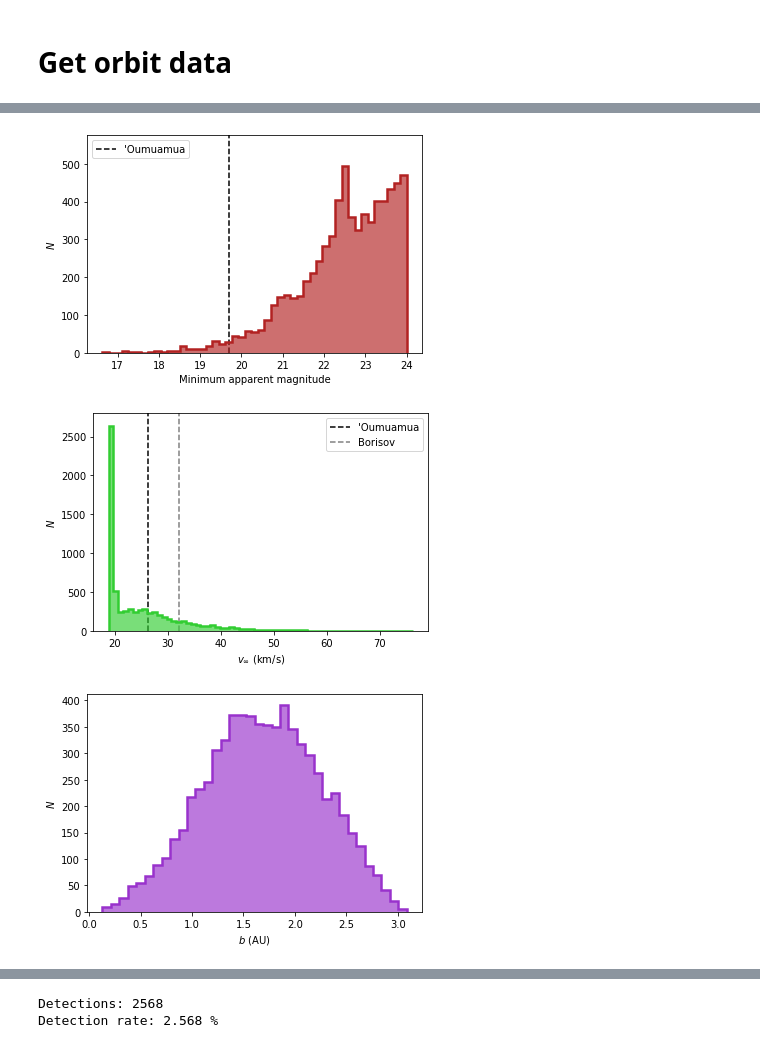
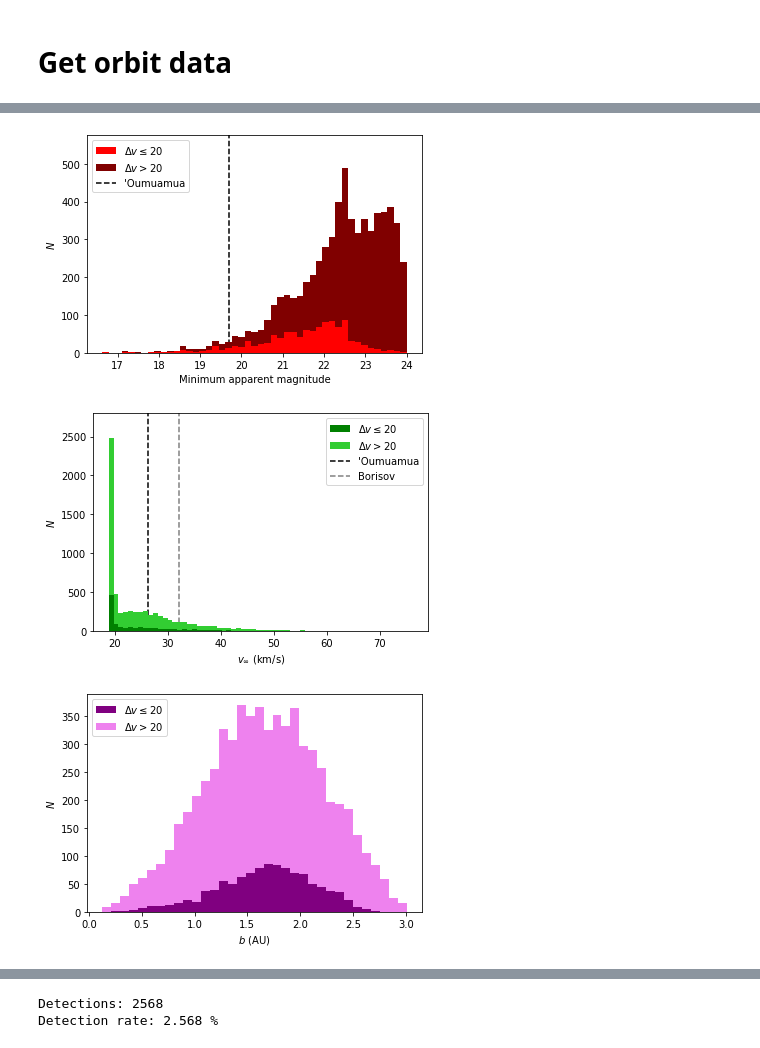
Before and after one commit to djhoover717/ISOAnalysis, a Jupyter notebook: iso_analysis_v4.ipynb, the cells around one changed output, grey strips where cells are left out. Cells and saved outputs as stored; diff of their text form; code cells hidden in the pictures.

```diff
--- a/iso_analysis_v4.ipynb
+++ b/iso_analysis_v4.ipynb
@@ -70,0 +110,13 @@ os.chdir('/home/devin/Documents/ISOAnalysis-main/')
+# %%
+dv = (min_dist*AU/1000.)/(waittime*24*60*60)
+
+plt.hist(dv[waittime!=0], bins='auto', color='midnightblue', alpha=0.65)
+plt.hist(dv[waittime!=0], bins='auto', edgecolor='midnightblue', fill=None, \
+        lw=2.5, histtype='step')
+
+plt.xlabel(r'$\Delta v$ (km/s)')
+plt.ylabel(r'$N$')
+
+plt.savefig('figures/deltav_hist.pdf', bbox_inches='tight', \
+                    dpi=250)
+plt.show()
@@ -71,9 +125,12 @@ os.chdir('/home/devin/Documents/ISOAnalysis-main/')
+# %%
+low_dv = dv <= 20
 # %%
 min_mag = np.min(orbits['mag'], axis=1)
 
-plt.hist(min_mag, bins='auto', color='firebrick', alpha=0.65)
-plt.hist(min_mag, bins='auto', edgecolor='firebrick', fill=None, \
-        lw=2.5, histtype='step')
+plt.hist([min_mag[(low_dv)*(waittime!=0)], \
+        min_mag[(~low_dv)*(waittime!=0)]], bins='auto', \
+        color=['red', 'maroon'], stacked=True, \
+        label=[r'$\Delta v\leq20$', r'$\Delta v > 20$'])
 
 plt.vlines(19.7, 0, 600, label="'Oumuamua", linestyles='dashed', \
           colors='black', zorder=1)
@@ -87,13 +144,14 @@ plt.savefig('figures/min_mag_hist.pdf', bbox_inches='tight', \
                     dpi=250)
 plt.show()
 # %% [output]
-[figure, old version]
+[figure, new version]
 # %%
 v_init = np.linalg.norm(orbits['vel'][:, 0], axis=1)*AU/1000.
 
-plt.hist(v_init, bins='auto', color='limegreen', alpha=0.65)
-plt.hist(v_init, bins='auto', edgecolor='limegreen', fill=None, \
-         lw=2.5, histtype='step')
+plt.hist([v_init[(low_dv)*(waittime!=0)], \
+        v_init[(~low_dv)*(waittime!=0)]], bins='auto', \
+        color=['green', 'limegreen'], stacked=True, \
+        label=[r'$\Delta v\leq20$', r'$\Delta v > 20$'])
 
 plt.vlines(26.33, 0, 3000, label="'Oumuamua", linestyles='dashed', \
           colors='black', zorder=1)
@@ -109,16 +167,20 @@ plt.savefig('figures/v_init_hist.pdf', bbox_inches='tight', \
                     dpi=250)
 plt.show()
 # %% [output]
-[figure, old version]
+[figure, new version]
 # %%
-plt.hist(orbits['b'], bins='auto', color='darkorchid', alpha=0.65)
-plt.hist(orbits['b'], bins='auto', edgecolor='darkorchid', lw=2.5, \
-        histtype='step')
+plt.hist([orbits['b'][(low_dv)*(waittime!=0)], \
+        orbits['b'][(~low_dv)*(waittime!=0)]], bins='auto', \
+        color=['purple', 'violet'], stacked=True, \
+        label=[r'$\Delta v\leq20$', r'$\Delta v > 20$'])
+
 plt.xlabel(r'$b$ (AU)')
 plt.ylabel(r'$N$')
+
+plt.legend(loc='upper left')
 plt.savefig('figures/b_hist.pdf', bbox_inches='tight', \
                     dpi=250)
 plt.show()
 # %% [output]
-[figure, old version]
+[figure, new version]
 # %%
```
Also changed, not shown: parts of 12 cells of this notebook.
